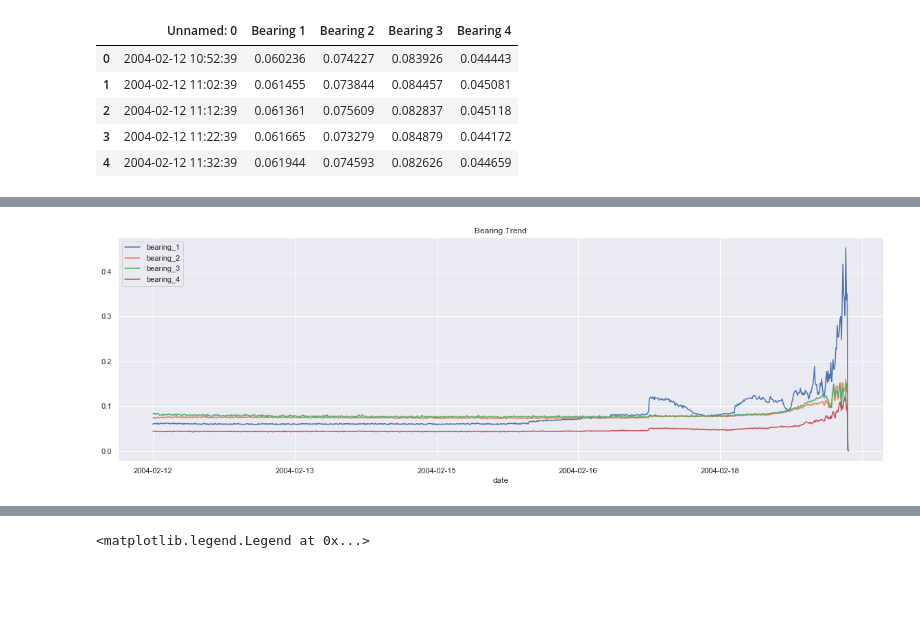
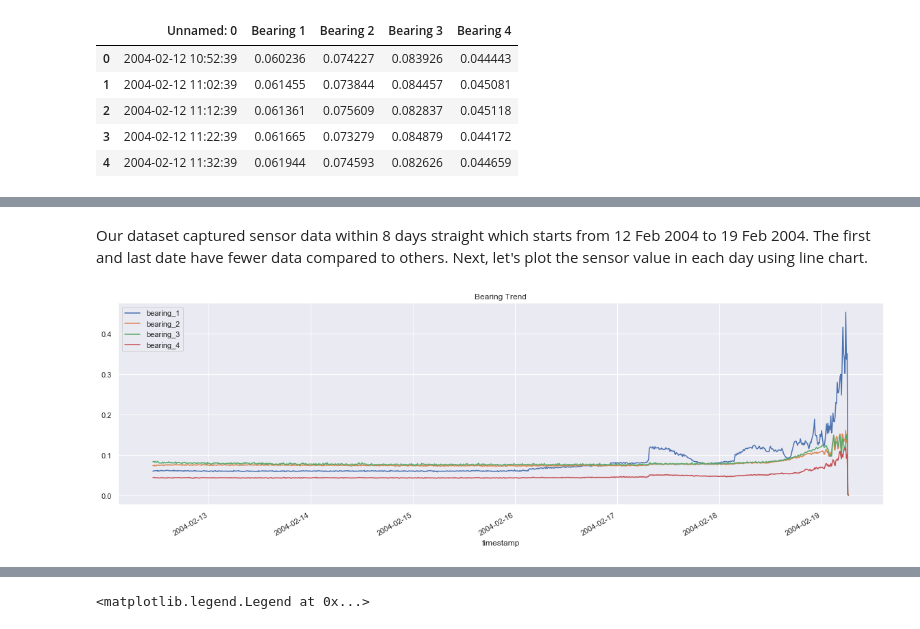
Before and after one commit to ekky24/bearing_failure_detection, a Jupyter notebook: main.ipynb, the cells around one changed output, grey strips where cells are left out. Saved outputs shown, nothing was run; the diff lists cells and outputs as text; code cells hidden in the pictures; blank space fills up the shorter version.

```diff
--- a/main.ipynb
+++ b/main.ipynb
@@ -44,7 +49,0 @@ Splitting timestamp
-# %%
-df['date'], df['time'] = df['timestamp'].str.split(' ').str
-
-df.drop('timestamp', axis=1, inplace=True)
-# df.drop('time', axis=1, inplace=True)
-
-df.info()
@@ -79,0 +52,4 @@ Name: date, dtype: int64
+# %%
+df['timestamp'] = pd.to_datetime(df['timestamp'])
+
+df.info()
@@ -80,6 +85,8 @@ Name: date, dtype: int64
+# %% [markdown]
+Our dataset captured sensor data within 8 days straight which starts from 12 Feb 2004 to 19 Feb 2004. The first and last date have fewer data compared to others. Next, let's plot the sensor value in each day using line chart.
 # %%
-df.plot(kind='line', x='date', figsize=(20,6))
+df.plot(kind='line', x='timestamp', figsize=(20,6))
 plt.title('Bearing Trend')
 plt.show()
 # %% [output]
-[figure, old version]
+[figure, new version]
```
Also changed, not shown: parts of 100 cells of this notebook.
